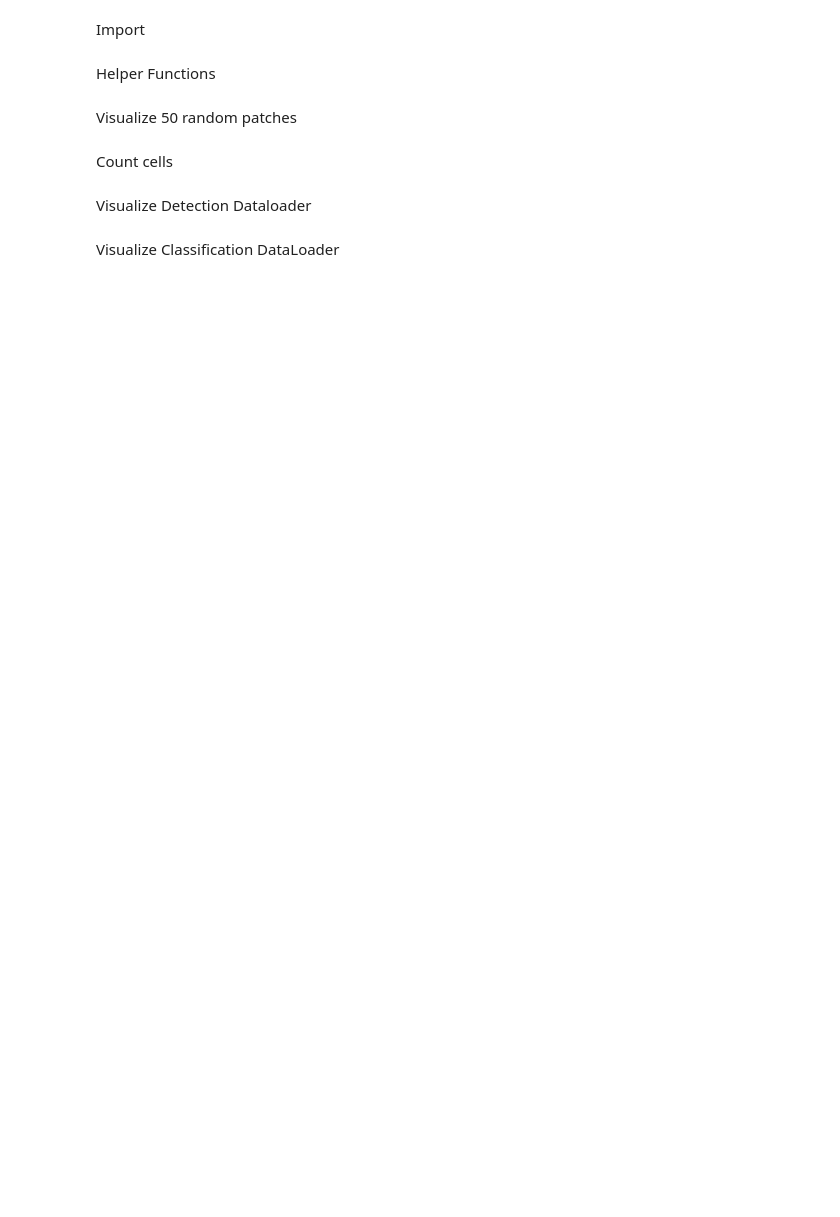
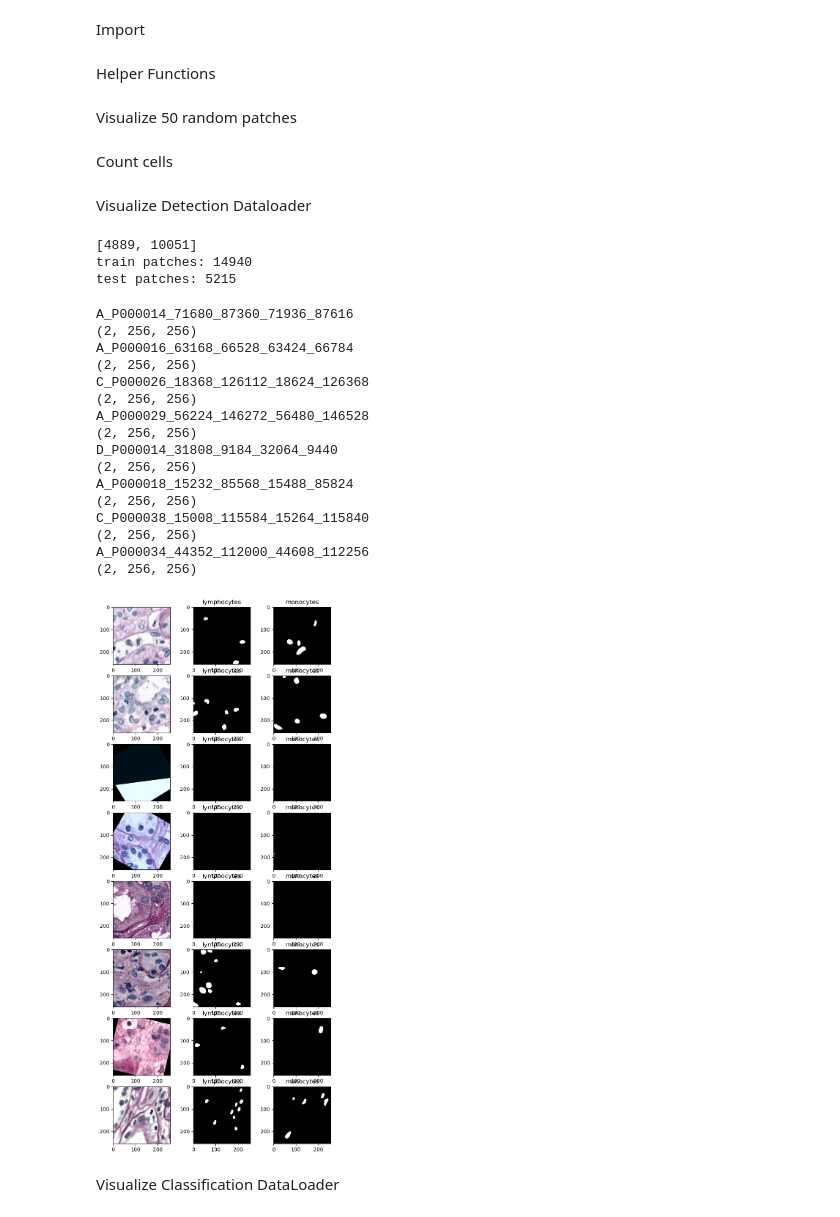
Before and after one commit to aamirchaudry29/Monkey_TIAKong, a Jupyter notebook: patch_visualization.ipynb, the cells around one changed output. Saved outputs shown, nothing was run; the diff lists cells and outputs as text; code cells hidden in the pictures; blank space fills up the shorter version.

Commit message:
add multiclass detection dataloader

```diff
--- a/patch_visualization.ipynb
+++ b/patch_visualization.ipynb
@@ -176,43 +176,90 @@ from monkey.data.data_utils import imagenet_denormalise
 from monkey.config import TrainingIOConfig
 import numpy as np
 import matplotlib.pyplot as plt
-from monkey.model.efficientunetb0.architecture import (
-    get_efficientunet_b0_MBConv,
-)
+
+use_nuclick_masks = True
+batch_size = 8
+module = "multiclass_detection"
 
 IOconfig = TrainingIOConfig(
     dataset_dir="/home/u1910100/Documents/Monkey/patches_256",
     save_dir="./",
 )
-batch_size = 8
+if use_nuclick_masks:
+    IOconfig.set_mask_dir(
+        "/home/u1910100/Documents/Monkey/patches_256/annotations/nuclick_hovernext"
+    )
+
+
 train_loader, val_loader = get_detection_dataloaders(
     IOconfig,
     val_fold=1,
     task=1,
     batch_size=batch_size,
     disk_radius=15,
-    do_augmentation=False,
-    module="detection",
+    do_augmentation=True,
+    module=module,
+    use_nuclick_masks=use_nuclick_masks,
 )
+# %% [output]
+[4889, 10051]
+train patches: 14940
+test patches: 5215
 # %%
 data = next(iter(train_loader))
-fig, axes = plt.subplots(batch_size, 3, figsize=(19, 19))
+
+fig, axes = plt.subplots(batch_size, 3, figsize=(8, 19))
 
 for i in range(batch_size):
     print(data["id"][i])
     image = data["image"][i].numpy()
-    mask = data["mask"][i][0].numpy()
 
     image = np.moveaxis(image, 0, 2)
-    # print(np.max(mask))
+    image = imagenet_denormalise(image)
+    axes[i][0].imshow(image)
 
-    image = imagenet_denormalise(image)
-    # print(image)
-    axes[i][0].imshow(image)
-    axes[i][1].imshow(mask, cmap="gray")
-    axes[i][2].imshow(image, alpha=0.5)
-    axes[i][2].imshow(mask, alpha=0.5)
+    if module == "detection":
+        mask = data["mask"][i][0].numpy()
+        axes[i][1].imshow(mask, cmap="gray")
+        axes[i][2].imshow(image, alpha=0.5)
+        axes[i][2].imshow(mask, alpha=0.5)
+
+    if module == "multiclass_detection":
+        image = data["image"][i].numpy()
+        mask = data["mask"][i].numpy()
+
+        print(mask.shape)
+
+        image = np.moveaxis(image, 0, 2)
+        # print(np.max(mask))
+
+        image = imagenet_denormalise(image)
+        # print(image)
+        axes[i][0].imshow(image)
+        axes[i][1].imshow(mask[0], cmap="gray")
+        axes[i][1].set_title("lymphocytes")
+        axes[i][2].imshow(mask[1], cmap="gray")
+        axes[i][2].set_title("monocytes")
+
 plt.show()
+# %% [output]
+A_P000014_71680_87360_71936_87616
+(2, 256, 256)
+A_P000016_63168_66528_63424_66784
+(2, 256, 256)
+C_P000026_18368_126112_18624_126368
+(2, 256, 256)
+A_P000029_56224_146272_56480_146528
+(2, 256, 256)
+D_P000014_31808_9184_32064_9440
+(2, 256, 256)
+A_P000018_15232_85568_15488_85824
+(2, 256, 256)
+C_P000038_15008_115584_15264_115840
+(2, 256, 256)
+A_P000034_44352_112000_44608_112256
+(2, 256, 256)
+[figure, added]
 # %% [markdown]
 Visualize Classification DataLoader
 # %%
```
Also changed, not shown: parts of 1 cell of this notebook, 12 other files.
